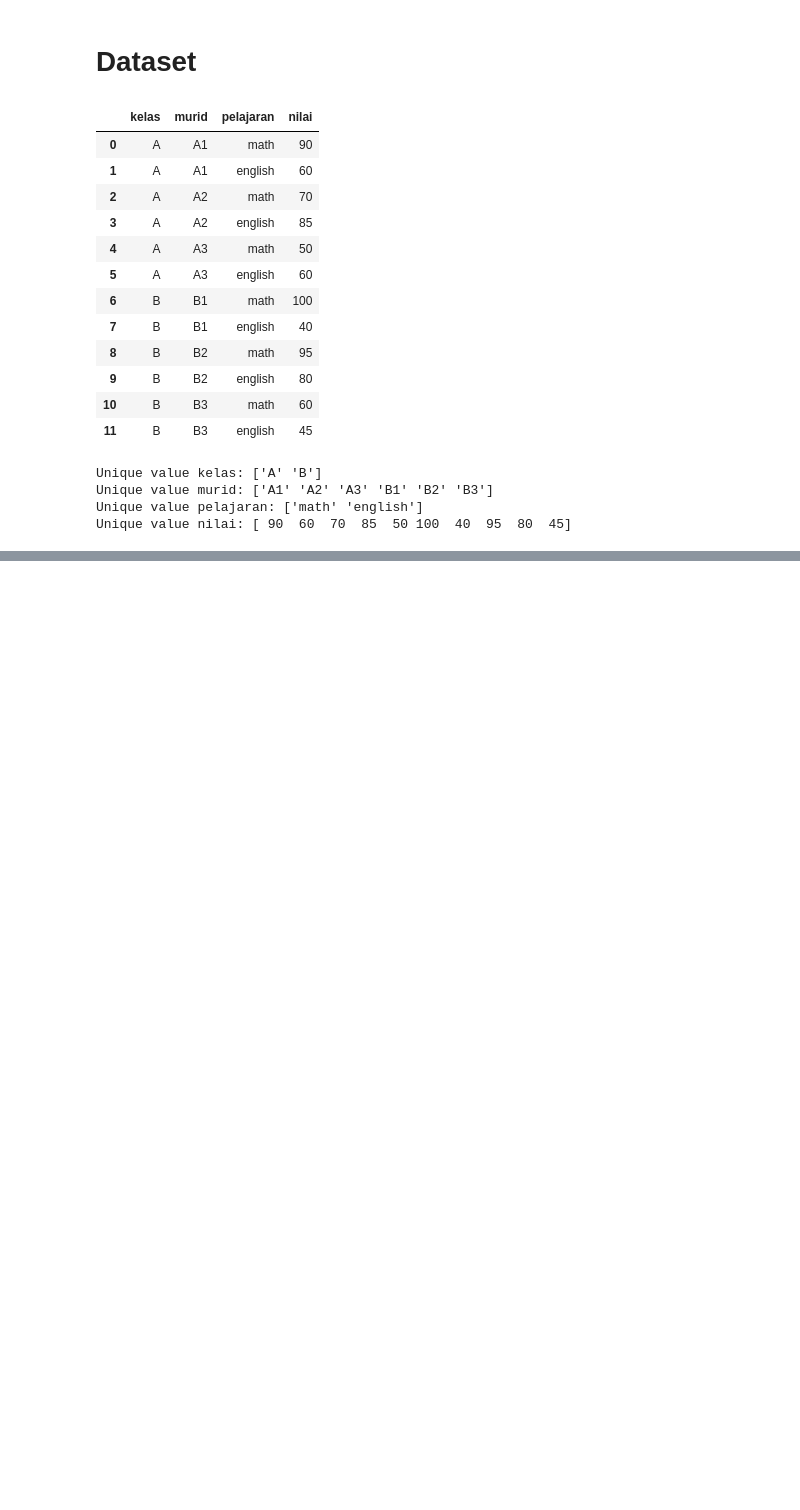
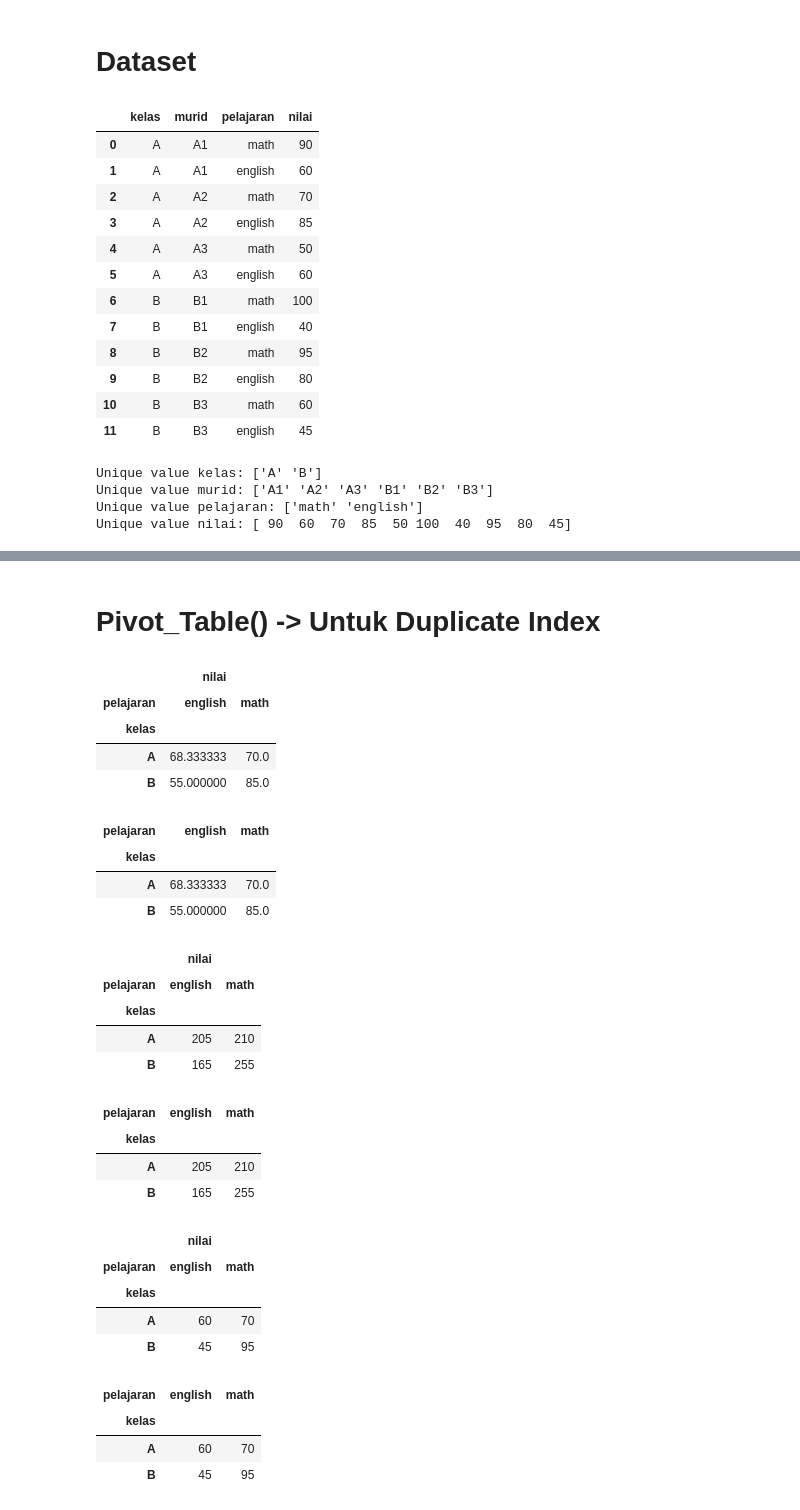
Before and after one commit to UsepSyaikalArifin/DQLab-Academy-Course-Online, a Jupyter notebook: Kelas Fundamental/Data Manipulation With Pandas - Part 2/Jupyter Notebook/main.ipynb, the cells around one changed output, grey strips where cells are left out. Saved outputs shown, nothing was run; the diff lists cells and outputs as text; code cells hidden in the pictures; blank space fills up the shorter version.

```diff
--- a/Kelas Fundamental/Data Manipulation With Pandas - Part 2/Jupyter Notebook/main.ipynb
+++ b/Kelas Fundamental/Data Manipulation With Pandas - Part 2/Jupyter Notebook/main.ipynb
@@ -295,0 +352,51 @@ Unique value nilai: [ 90  60  70  85  50 100  40  95  80  45]
+# %% [markdown]
+# Pivot_Table() -> Untuk Duplicate Index
+# %%
+import pandas as pd
+data = pd.DataFrame({
+    "kelas" : 6*["A"] + 6*["B"],
+    "murid" : 2*["A1"] + 2*["A2"] + 2*["A3"] + 2*["B1"] + 2*["B2"] + 2*["B3"],
+    "pelajaran" : 6*["math","english"],
+    "nilai" : [90, 60, 70, 85, 50, 60, 100, 40, 95, 80, 60, 45]
+}, columns=["kelas","murid","pelajaran","nilai"])
+
+pivot_tab_mean_1 = data.pivot_table(index="kelas", columns="pelajaran", aggfunc="mean")
+pivot_tab_mean_2 = data.pivot_table(index="kelas", columns="pelajaran", values="nilai", aggfunc="mean")
+display(pivot_tab_mean_1)
+display(pivot_tab_mean_2)
+pivot_tab_sum_1 = data.pivot_table(index="kelas", columns="pelajaran", aggfunc="sum")
+pivot_tab_sum_2 = data.pivot_table(index="kelas", columns="pelajaran", values="nilai", aggfunc="sum")
+display(pivot_tab_sum_1)
+display(pivot_tab_sum_2)
+pivot_tab_median_1 = data.pivot_table(index="kelas", columns="pelajaran", aggfunc="median")
+pivot_tab_median_2 = data.pivot_table(index="kelas", columns="pelajaran", values="nilai", aggfunc="median")
+display(pivot_tab_median_1)
+display(pivot_tab_median_2)
+# %% [output]
+|  | nilai |  |
+| pelajaran | english | math |
+| kelas |  |  |
+| A | 68.333333 | 70.0 |
+| B | 55.000000 | 85.0 |
+| pelajaran | english | math |
+| kelas |  |  |
+| A | 68.333333 | 70.0 |
+| B | 55.000000 | 85.0 |
+|  | nilai |  |
+| pelajaran | english | math |
+| kelas |  |  |
+| A | 205 | 210 |
+| B | 165 | 255 |
+| pelajaran | english | math |
+| kelas |  |  |
+| A | 205 | 210 |
+| B | 165 | 255 |
+|  | nilai |  |
+| pelajaran | english | math |
+| kelas |  |  |
+| A | 60 | 70 |
+| B | 45 | 95 |
+| pelajaran | english | math |
+| kelas |  |  |
+| A | 60 | 70 |
+| B | 45 | 95 |
```
Also changed, not shown: parts of 2 cells of this notebook.
